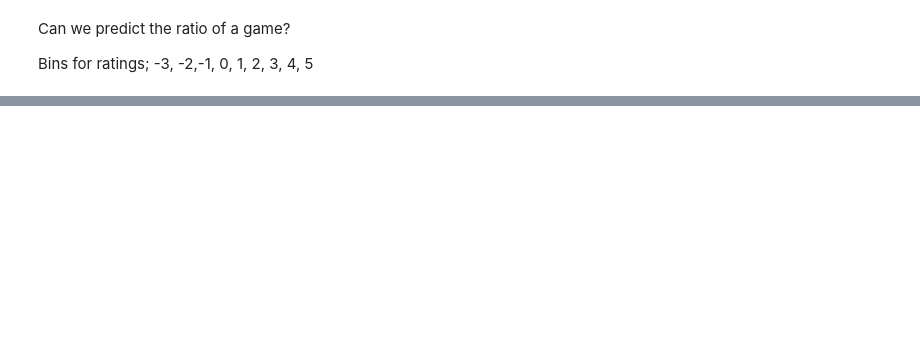
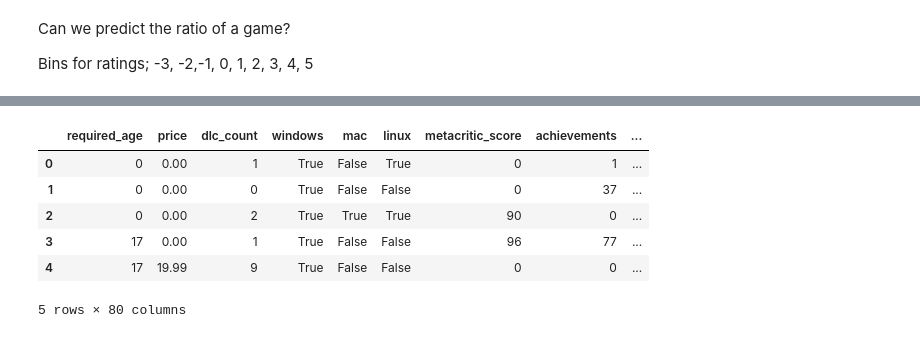
Before and after one commit to dotlonely/itsc3162_project2, a Jupyter notebook: project2.ipynb, the cells around one changed output, grey strips where cells are left out. Cells and saved outputs as stored; diff of their text form; code cells hidden in the pictures; blank space fills up the shorter version.

```diff
--- a/project2.ipynb
+++ b/project2.ipynb
@@ -85,0 +159,48 @@ steam_df['steam_review'] = steam_df.apply(lambda x: calculate_steam_rating(x['to
+# %%
+
+from collections import Counter
+
+# Step 1: Parse the supported_languages column correctly
+def parse_languages(lang_str):
+    if pd.isna(lang_str):
+        return []
+    try:
+        return ast.literal_eval(lang_str)
+    except (ValueError, SyntaxError):
+        return []
+
+steam_df['supported_languages'] = steam_df['supported_languages'].apply(parse_languages)
+
+# Step 2: Extract the most common languages
+all_languages = [lang for langs in steam_df['supported_languages'] for lang in langs]
+language_counts = Counter(all_languages)
+most_common_languages = [lang for lang, count in language_counts.most_common(10)]
+
+steam_df['supported_languages'] = steam_df['supported_languages'].apply(
+    lambda langs: [lang for lang in langs if lang in most_common_languages]
+)
+
+# Step 3: Apply MultiLabelBinarizer for one-hot encoding
+mlb = MultiLabelBinarizer()
+languages_dummies = pd.DataFrame(
+    mlb.fit_transform(steam_df['supported_languages']),
+    columns=mlb.classes_,
+    index=steam_df.index
+)
+
+# Concatenate the dummy variables to the original DataFrame
+steam_df = pd.concat([steam_df, languages_dummies], axis=1)
+
+# Drop the original 'supported_languages' column if it's no longer needed
+steam_df.drop(columns=['supported_languages'], inplace=True)
+
+# Display the result
+steam_df.head()
+# %% [output]
+|  | required_age | price | dlc_count | windows | mac | linux | metacritic_score | achievements | ... |
+| 0 | 0 | 0.00 | 1 | True | False | True | 0 | 1 | ... |
+| 1 | 0 | 0.00 | 0 | True | False | False | 0 | 37 | ... |
+| 2 | 0 | 0.00 | 2 | True | True | True | 90 | 0 | ... |
+| 3 | 17 | 0.00 | 1 | True | False | False | 96 | 77 | ... |
+| 4 | 17 | 19.99 | 9 | True | False | False | 0 | 0 | ... |
+5 rows × 80 columns
```
Also changed, not shown: parts of 21 cells of this notebook.
